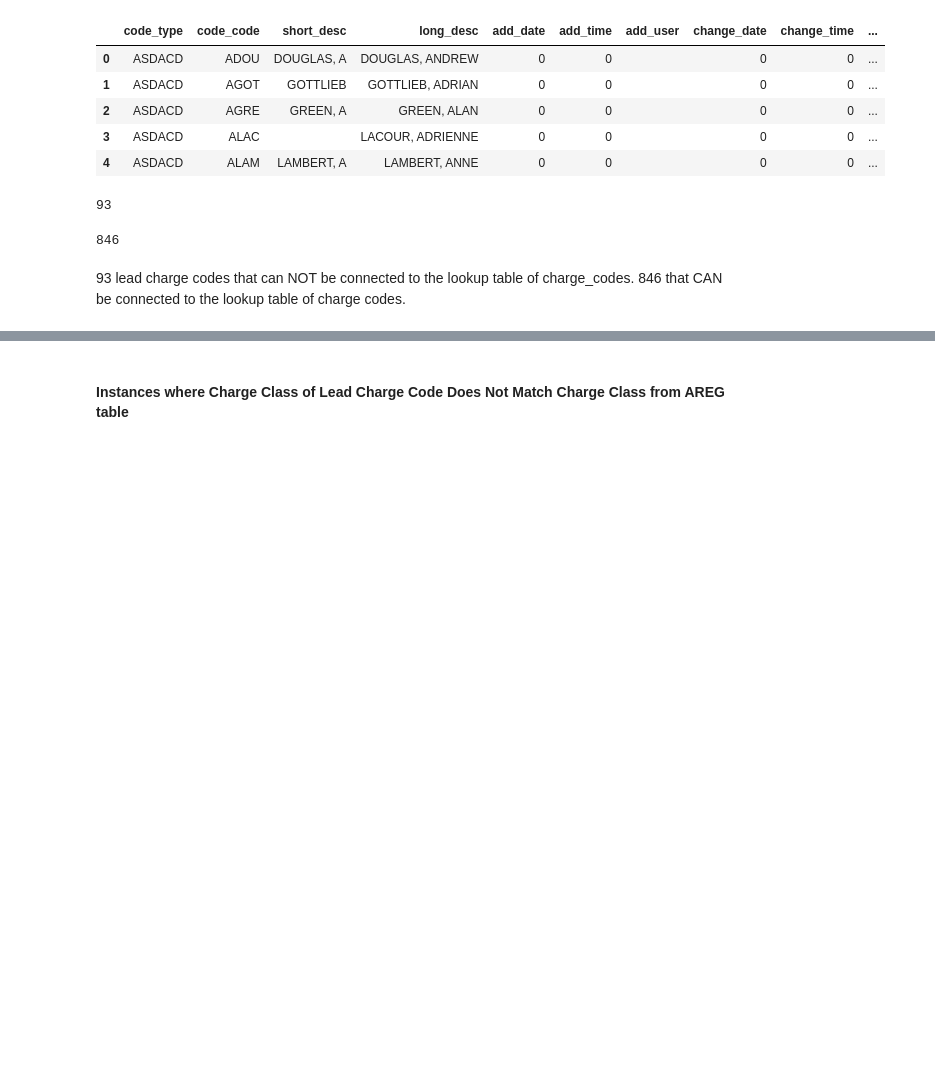
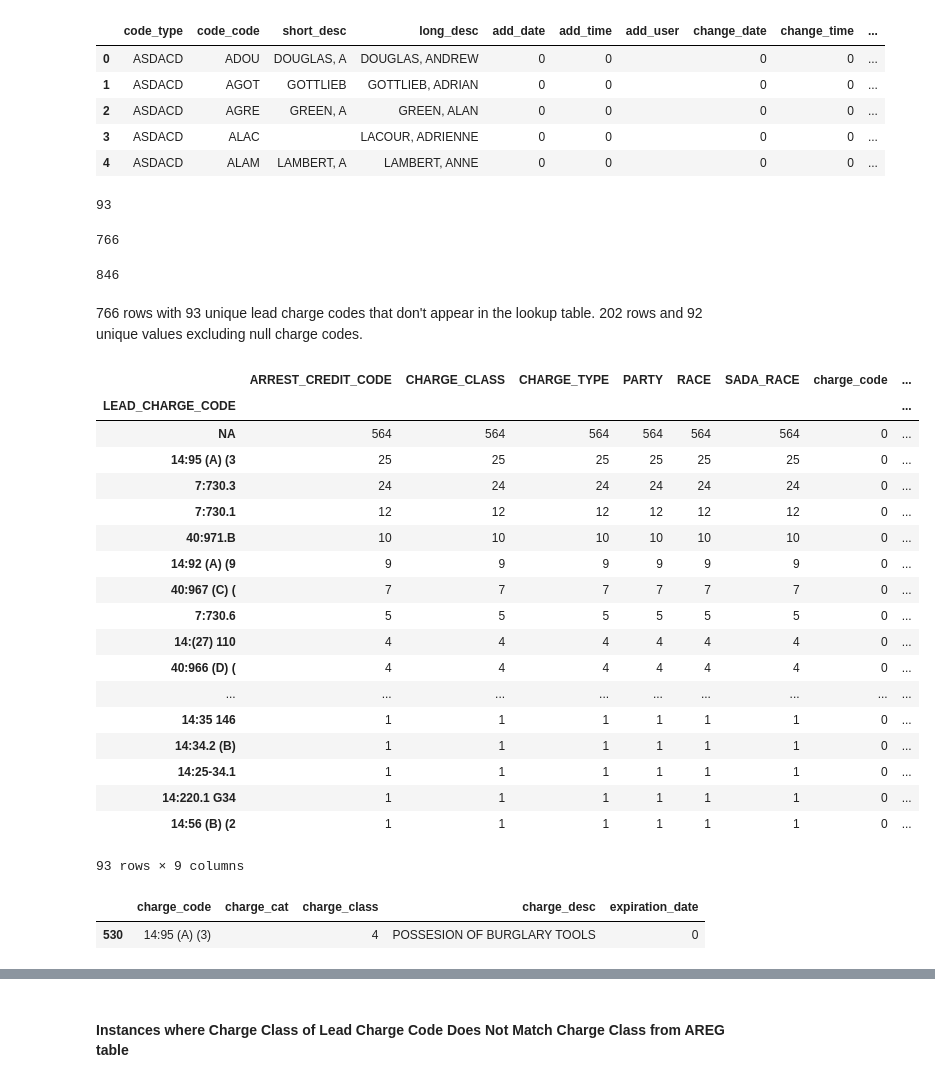
Before and after one commit to da1933/NODA, a Jupyter notebook: Cleaning categorical data.ipynb, the cells around one changed output, grey strips where cells are left out. Saved outputs shown, nothing was run; the diff lists cells and outputs as text; code cells hidden in the pictures; blank space fills up the shorter version.

Commit message:
Deleting lead charge codes not found in code table

```diff
--- a/Cleaning categorical data.ipynb
+++ b/Cleaning categorical data.ipynb
@@ -139,12 +128,16 @@ merged_cat_filled = pd.merge(merged_cat_filled, CGCD[['charge_code', 'charge_cla
 len(merged_cat_filled.loc[merged_cat_filled['charge_code'].isnull() == True,'LEAD_CHARGE_CODE'].unique())
 # %% [output]
 93
+# %%
+len(merged_cat_filled.loc[merged_cat_filled['charge_code'].isnull() == True,'LEAD_CHARGE_CODE'])
+# %% [output]
+766
 # %%
 len(merged_cat_filled.loc[merged_cat_filled['charge_code'].isnull() == False,'LEAD_CHARGE_CODE'].unique())
 # %% [output]
 846
-# %% [markdown]
-93 lead charge codes that can NOT be connected to the lookup table of charge_codes.
-846 that CAN be connected to the lookup table of charge codes.
+# %% [markdown]
+766 rows with 93 unique lead charge codes that don't appear in the lookup table.
+202 rows and 92 unique values excluding null charge codes.
 # %%
 unmatched = merged_cat_filled.loc[merged_cat_filled['charge_code'].isnull() == True,'LEAD_CHARGE_CODE'].unique()
@@ -152,0 +144,32 @@ a = pd.DataFrame(unmatched)
+# %%
+#Find most common unmatched values
+
+merged_cat_filled[merged_cat_filled['LEAD_CHARGE_CODE'].isin(unmatched)]\
+.groupby(['LEAD_CHARGE_CODE']).count().sort(['PARTY'], ascending=0)
+# %% [output]
+|  | ARREST_CREDIT_CODE | CHARGE_CLASS | CHARGE_TYPE | PARTY | RACE | SADA_RACE | charge_code | ... |
+| LEAD_CHARGE_CODE |  |  |  |  |  |  |  | ... |
+| NA | 564 | 564 | 564 | 564 | 564 | 564 | 0 | ... |
+| 14:95 (A) (3 | 25 | 25 | 25 | 25 | 25 | 25 | 0 | ... |
+| 7:730.3 | 24 | 24 | 24 | 24 | 24 | 24 | 0 | ... |
+| 7:730.1 | 12 | 12 | 12 | 12 | 12 | 12 | 0 | ... |
+| 40:971.B | 10 | 10 | 10 | 10 | 10 | 10 | 0 | ... |
+| 14:92 (A) (9 | 9 | 9 | 9 | 9 | 9 | 9 | 0 | ... |
+| 40:967 (C) ( | 7 | 7 | 7 | 7 | 7 | 7 | 0 | ... |
+| 7:730.6 | 5 | 5 | 5 | 5 | 5 | 5 | 0 | ... |
+| 14:(27) 110 | 4 | 4 | 4 | 4 | 4 | 4 | 0 | ... |
+| 40:966 (D) ( | 4 | 4 | 4 | 4 | 4 | 4 | 0 | ... |
+| ... | ... | ... | ... | ... | ... | ... | ... | ... |
+| 14:35 146 | 1 | 1 | 1 | 1 | 1 | 1 | 0 | ... |
+| 14:34.2 (B) | 1 | 1 | 1 | 1 | 1 | 1 | 0 | ... |
+| 14:25-34.1 | 1 | 1 | 1 | 1 | 1 | 1 | 0 | ... |
+| 14:220.1 G34 | 1 | 1 | 1 | 1 | 1 | 1 | 0 | ... |
+| 14:56 (B) (2 | 1 | 1 | 1 | 1 | 1 | 1 | 0 | ... |
+93 rows × 9 columns
+# %%
+#Possible to identify what these values are most likely supposed to be, but not necessarily worth it for so few rows
+
+CGCD[CGCD.charge_code == '14:95 (A) (3)']
+# %% [output]
+|  | charge_code | charge_cat | charge_class | charge_desc | expiration_date |
+| 530 | 14:95 (A) (3) |  | 4 | POSSESION OF BURGLARY TOOLS | 0 |
```
Also changed, not shown: parts of 8 cells of this notebook.
